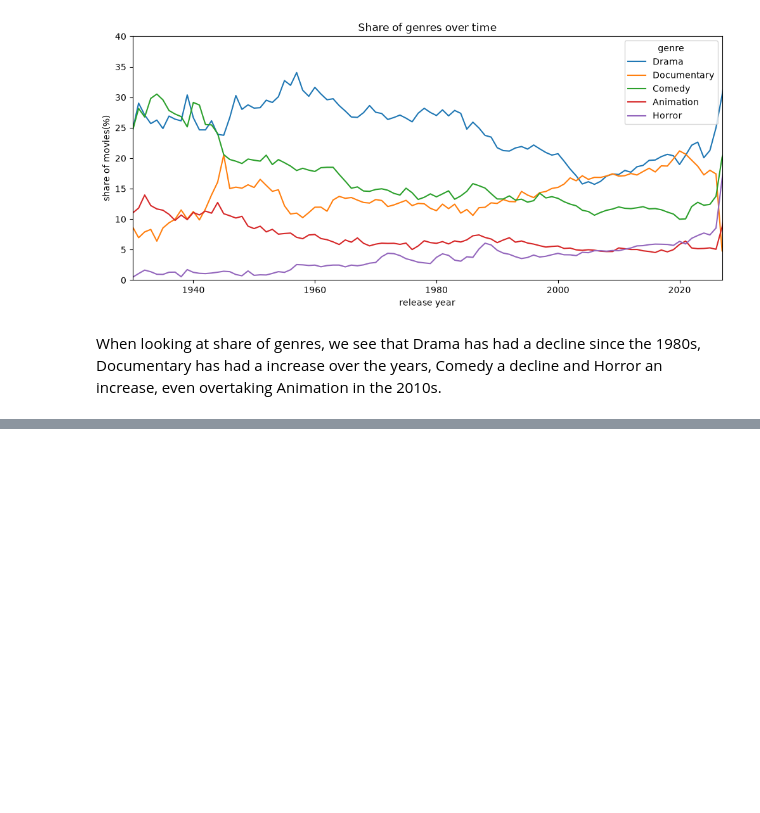
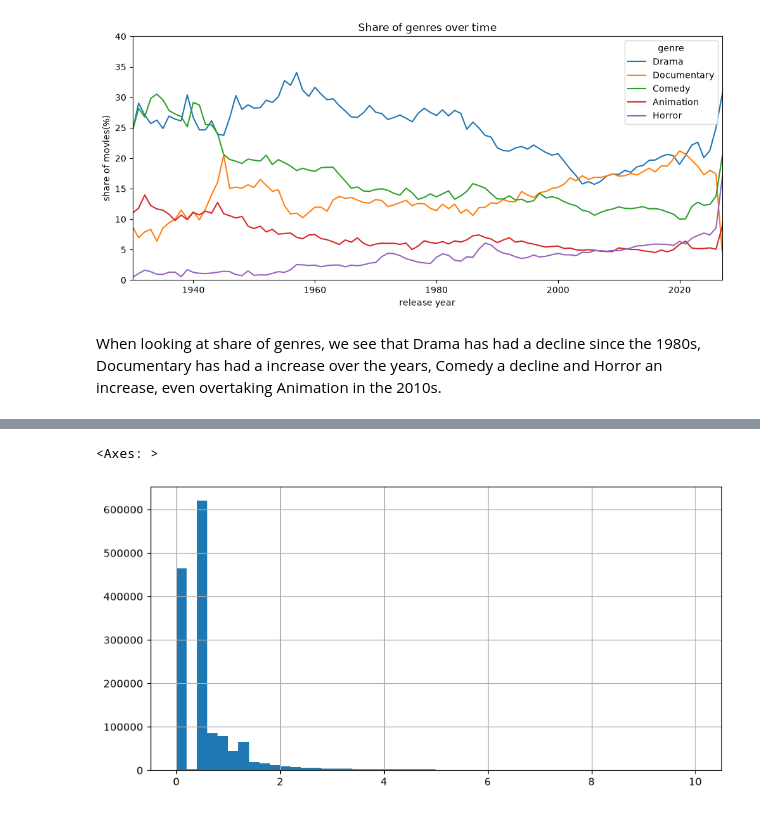
Before and after one commit to paulinchenS/movies_project, a Jupyter notebook: notebooks/exploratory_analysis.ipynb, the cells around one changed output, grey strips where cells are left out. Drawn from its saved outputs; the diff is of its cells as text; code cells hidden in the pictures; blank space fills up the shorter version.

Commit message:
Added popularity and vote_average analysis to exploratory_analysis.ipynb.

```diff
--- a/notebooks/exploratory_analysis.ipynb
+++ b/notebooks/exploratory_analysis.ipynb
@@ -231,0 +301,5 @@ When looking at share of genres, we see that Drama has had a decline since the 1
+# %%
+df['popularity'].hist(bins=50, range=(0, 10), figsize=(10, 5))
+# %% [output]
+<Axes: >
+[figure, added]
```
Also changed, not shown: parts of 23 cells of this notebook.
